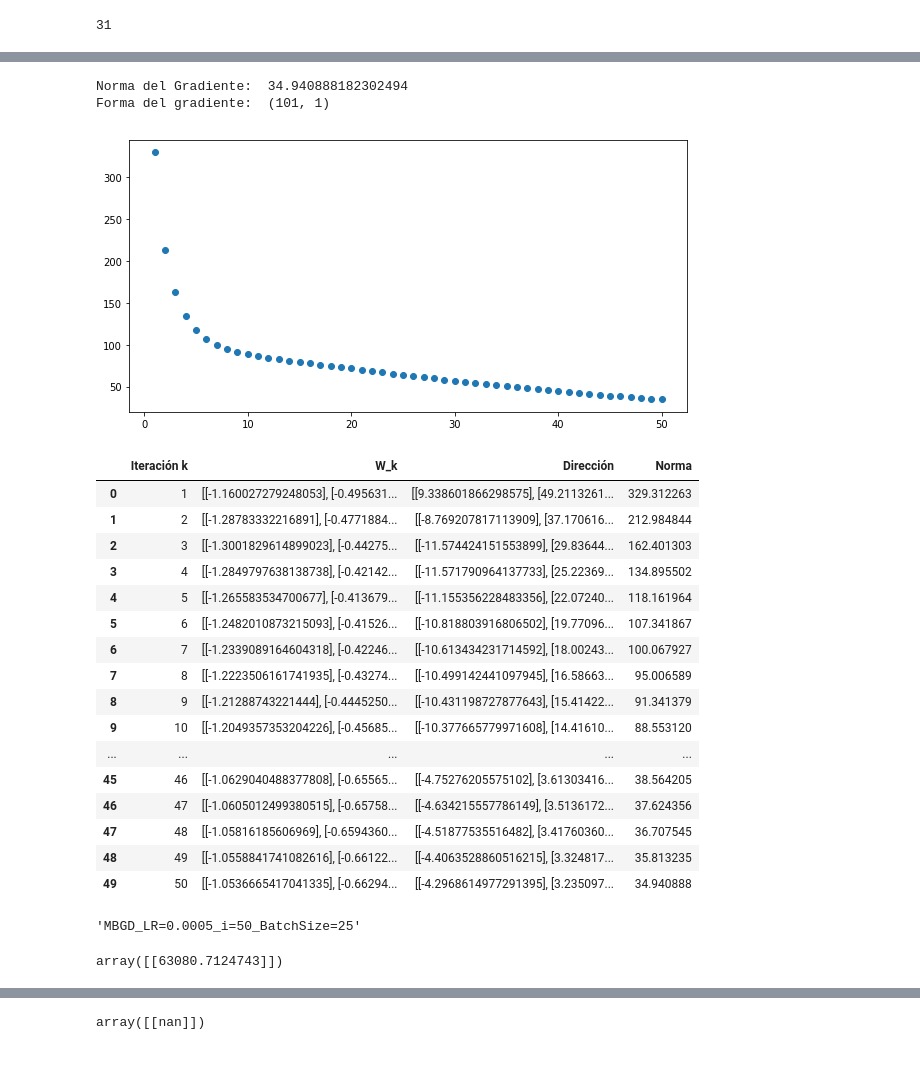
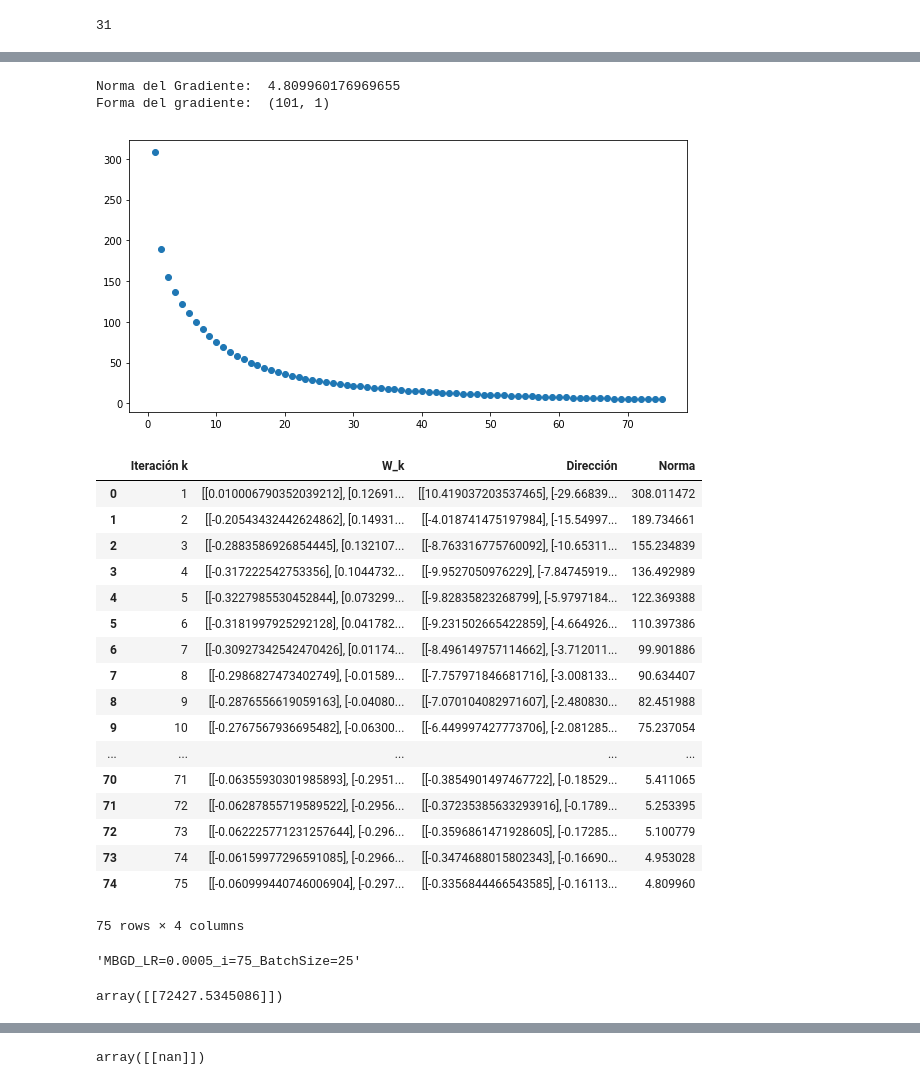
Before and after one commit to jmeonov201/Algoritmos-en-la-Ciencia-de-Datos, a Jupyter notebook: Laboratorio 3/Untitled.ipynb, the cells around one changed output, grey strips where cells are left out. Drawn from its saved outputs; the diff is of its cells as text; code cells hidden in the pictures.

```diff
--- a/Laboratorio 3/Untitled.ipynb
+++ b/Laboratorio 3/Untitled.ipynb
@@ -567,33 +620,34 @@ array([[52271.25532758]])
 # %%
-T_7, i_7, nor_7, w_7, kdna_7, op_7 = MBGD(y,w_nulo,x,25,tol=0.001102,epochs=50,lr=0.0005)
+T_7, i_7, nor_7, w_7, kdna_7, op_7 = MBGD(y,w_nulo,x,25,tol=0.001102,epochs=75,lr=0.0005)
 T_7
 # %% [output]
-Norma del Gradiente:  34.940888182302494
+Norma del Gradiente:  4.809960176969655
 Forma del gradiente:  (101, 1)
-[figure, old version]
+[figure, new version]
 |  | Iteración k | W_k | Dirección | Norma |
-| 0 | 1 | [[-1.160027279248053], [-0.495631... | [[9.338601866298575], [49.2113261... | 329.312263 |
-| 1 | 2 | [[-1.28783332216891], [-0.4771884... | [[-8.769207817113909], [37.170616... | 212.984844 |
-| 2 | 3 | [[-1.3001829614899023], [-0.44275... | [[-11.574424151553899], [29.83644... | 162.401303 |
-| 3 | 4 | [[-1.2849797638138738], [-0.42142... | [[-11.571790964137733], [25.22369... | 134.895502 |
-| 4 | 5 | [[-1.265583534700677], [-0.413679... | [[-11.155356228483356], [22.07240... | 118.161964 |
-| 5 | 6 | [[-1.2482010873215093], [-0.41526... | [[-10.818803916806502], [19.77096... | 107.341867 |
-| 6 | 7 | [[-1.2339089164604318], [-0.42246... | [[-10.613434231714592], [18.00243... | 100.067927 |
-| 7 | 8 | [[-1.2223506161741935], [-0.43274... | [[-10.499142441097945], [16.58663... | 95.006589 |
-| 8 | 9 | [[-1.21288743221444], [-0.4445250... | [[-10.431198727877643], [15.41422... | 91.341379 |
-| 9 | 10 | [[-1.2049357353204226], [-0.45685... | [[-10.377665779971608], [14.41610... | 88.553120 |
+| 0 | 1 | [[0.010006790352039212], [0.12691... | [[10.419037203537465], [-29.66839... | 308.011472 |
+| 1 | 2 | [[-0.20543432442624862], [0.14931... | [[-4.018741475197984], [-15.54997... | 189.734661 |
+| 2 | 3 | [[-0.2883586926854445], [0.132107... | [[-8.763316775760092], [-10.65311... | 155.234839 |
+| 3 | 4 | [[-0.317222542753356], [0.1044732... | [[-9.9527050976229], [-7.84745919... | 136.492989 |
+| 4 | 5 | [[-0.3227985530452844], [0.073299... | [[-9.82835823268799], [-5.9797184... | 122.369388 |
+| 5 | 6 | [[-0.3181997925292128], [0.041782... | [[-9.231502665422859], [-4.664926... | 110.397386 |
+| 6 | 7 | [[-0.30927342542470426], [0.01174... | [[-8.496149757114662], [-3.712011... | 99.901886 |
+| 7 | 8 | [[-0.2986827473402749], [-0.01589... | [[-7.757971846681716], [-3.008133... | 90.634407 |
+| 8 | 9 | [[-0.2876556619059163], [-0.04080... | [[-7.070104082971607], [-2.480830... | 82.451988 |
+| 9 | 10 | [[-0.2767567936695482], [-0.06300... | [[-6.449997427773706], [-2.081285... | 75.237054 |
 | ... | ... | ... | ... | ... |
-| 45 | 46 | [[-1.0629040488377808], [-0.65565... | [[-4.75276205575102], [3.61303416... | 38.564205 |
-| 46 | 47 | [[-1.0605012499380515], [-0.65758... | [[-4.634215557786149], [3.5136172... | 37.624356 |
-| 47 | 48 | [[-1.05816185606969], [-0.6594360... | [[-4.51877535516482], [3.41760360... | 36.707545 |
-| 48 | 49 | [[-1.0558841741082616], [-0.66122... | [[-4.4063528860516215], [3.324817... | 35.813235 |
-| 49 | 50 | [[-1.0536665417041335], [-0.66294... | [[-4.2968614977291395], [3.235097... | 34.940888 |
+| 70 | 71 | [[-0.06355930301985893], [-0.2951... | [[-0.3854901497467722], [-0.18529... | 5.411065 |
+| 71 | 72 | [[-0.06287855719589522], [-0.2956... | [[-0.37235385633293916], [-0.1789... | 5.253395 |
+| 72 | 73 | [[-0.062225771231257644], [-0.296... | [[-0.3596861471928605], [-0.17285... | 5.100779 |
+| 73 | 74 | [[-0.06159977296591085], [-0.2966... | [[-0.3474688015802343], [-0.16690... | 4.953028 |
+| 74 | 75 | [[-0.060999440746006904], [-0.297... | [[-0.3356844466543585], [-0.16113... | 4.809960 |
+75 rows × 4 columns
 # %%
 kdna_7
 # %% [output]
-'MBGD_LR=0.0005_i=50_BatchSize=25'
+'MBGD_LR=0.0005_i=75_BatchSize=25'
 # %%
 op_7
 # %% [output]
-array([[63080.7124743]])
+array([[72427.5345086]])
 # %%
```
Also changed, not shown: parts of 83 cells of this notebook.
